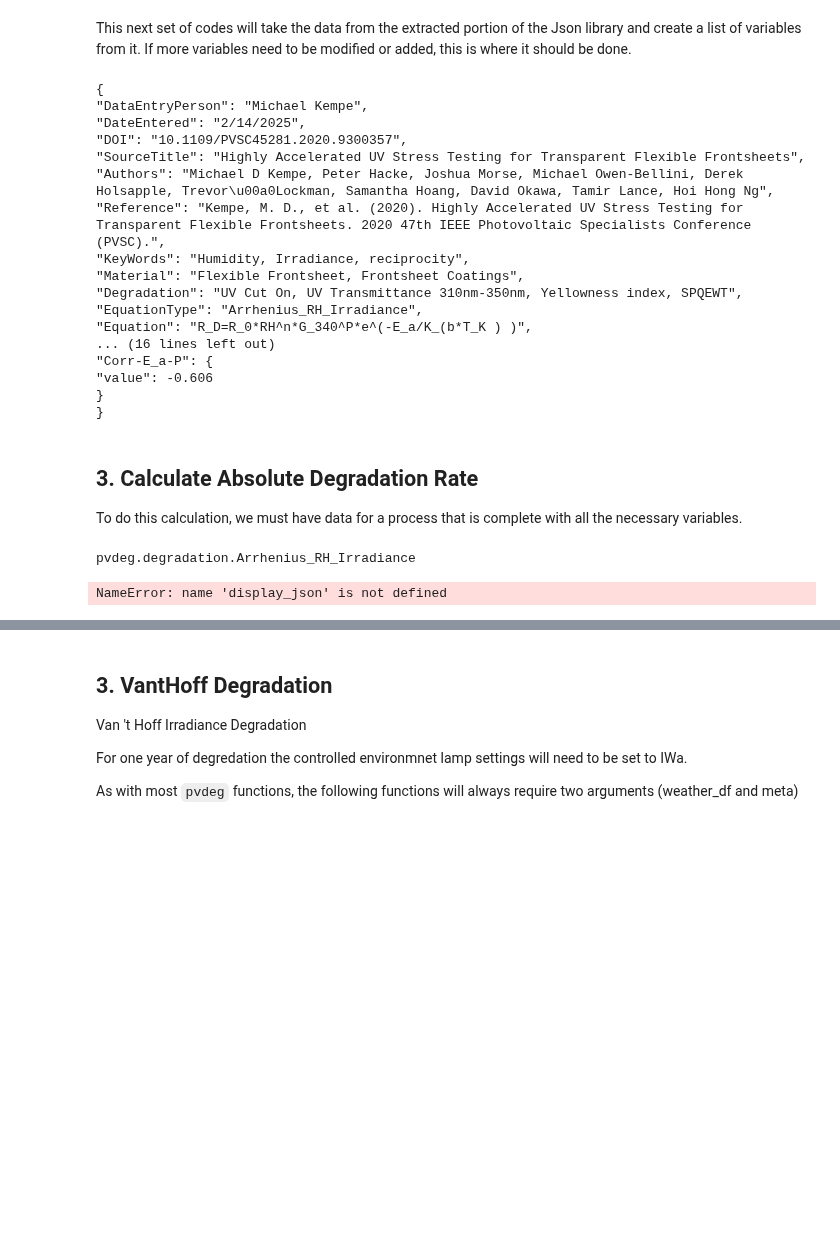
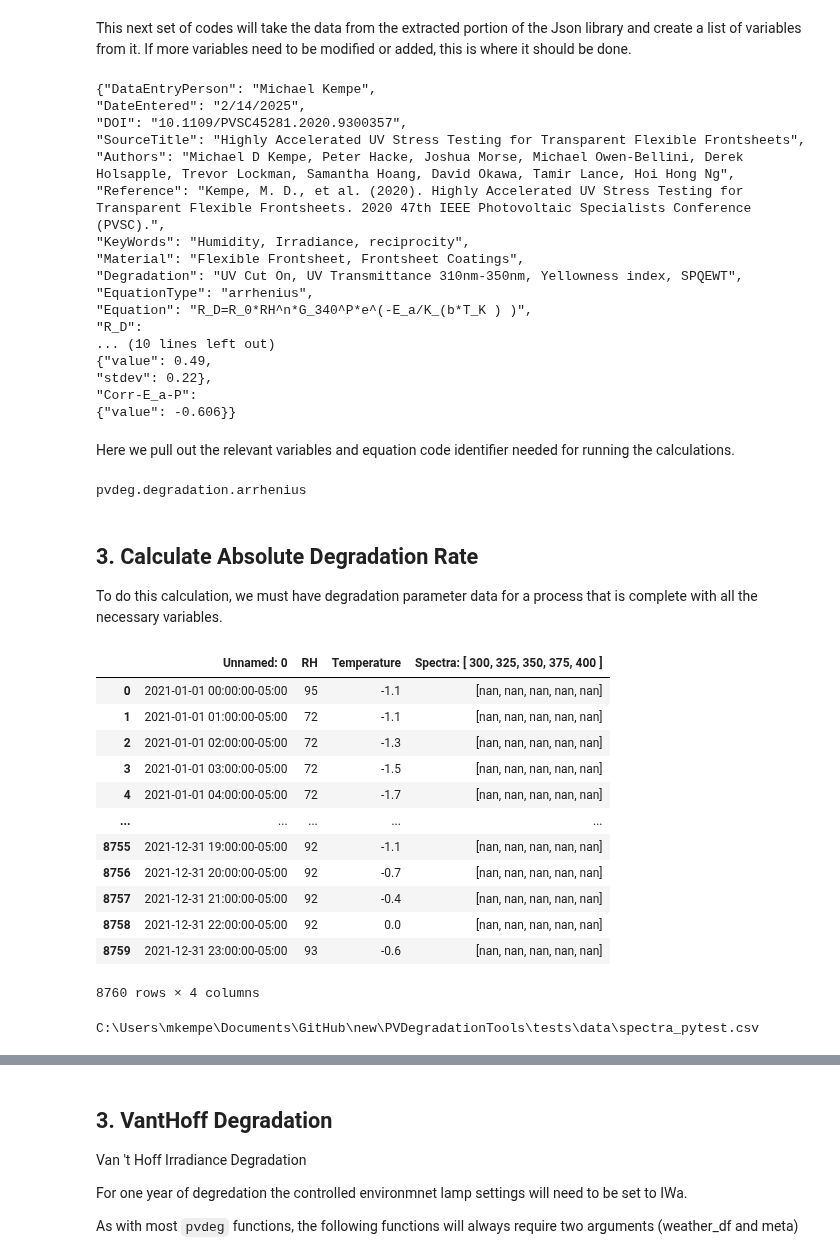
Before and after one commit to NREL/PVDegradationTools, a Jupyter notebook: tutorials_and_tools/tutorials_and_tools/Tools - Degradation.ipynb, the cells around one changed output, grey strips where cells are left out. Cells and saved outputs as stored; diff of their text form; code cells hidden in the pictures; blank space fills up the shorter version.

```diff
--- a/tutorials_and_tools/tutorials_and_tools/Tools - Degradation.ipynb
+++ b/tutorials_and_tools/tutorials_and_tools/Tools - Degradation.ipynb
@@ -135,33 +212,55 @@ print(json.dumps(kwarg_variables, skipkeys = True, indent = 0 ))
 # %% [markdown]
 This next set of codes will take the data from the extracted portion of the Json library and create a list of variables from it. If more variables need to be modified or added, this is where it should be done.
 # %%
-kwarg_variables = pvdeg.utilities.read_material(fp=DATA_DIR, key="D036", pvdeg_file="DegradationDatabase")
-print(json.dumps(kwarg_variables, skipkeys = True, indent = 0 ))
+deg_data = pvdeg.utilities.read_material(fp=DATA_DIR, key="D036", pvdeg_file="DegradationDatabase")
+print(json.dumps(deg_data, skipkeys = True, indent = 0 ).replace("{" + "\n", "{").replace('\"' + "\n", "\"").replace(': {' , ':' + "\n" + "{").replace('\n'+'}', '}'))
 # %% [output]
-{
-"DataEntryPerson": "Michael Kempe",
+{"DataEntryPerson": "Michael Kempe",
 "DateEntered": "2/14/2025",
 "DOI": "10.1109/PVSC45281.2020.9300357",
 "SourceTitle": "Highly Accelerated UV Stress Testing for Transparent Flexible Frontsheets",
-"Authors": "Michael D Kempe, Peter Hacke, Joshua Morse, Michael Owen-Bellini, Derek Holsapple, Trevor\u00a0Lockman, Samantha Hoang, David Okawa, Tamir Lance, Hoi Hong Ng",
+"Authors": "Michael D Kempe, Peter Hacke, Joshua Morse, Michael Owen-Bellini, Derek Holsapple, Trevor Lockman, Samantha Hoang, David Okawa, Tamir Lance, Hoi Hong Ng",
 "Reference": "Kempe, M. D., et al. (2020). Highly Accelerated UV Stress Testing for Transparent Flexible Frontsheets. 2020 47th IEEE Photovoltaic Specialists Conference (PVSC).",
 "KeyWords": "Humidity, Irradiance, reciprocity",
 "Material": "Flexible Frontsheet, Frontsheet Coatings",
 "Degradation": "UV Cut On, UV Transmittance 310nm-350nm, Yellowness index, SPQEWT",
-"EquationType": "Arrhenius_RH_Irradiance",
+"EquationType": "arrhenius",
 "Equation": "R_D=R_0*RH^n*G_340^P*e^(-E_a/K_(b*T_K ) )",
-... (16 lines left out)
-"Corr-E_a-P": {
-"value": -0.606
-}
-}
+"R_D":
+... (10 lines left out)
+{"value": 0.49,
+"stdev": 0.22},
+"Corr-E_a-P":
+{"value": -0.606}}
+# %% [markdown]
+Here we pull out the relevant variables and equation code identifier needed for running the calculations.
+# %%
+func = "pvdeg.degradation." + deg_data["EquationType"]
+print(func)
+# %% [output]
+pvdeg.degradation.arrhenius
 # %% [markdown]
 ## 3. Calculate Absolute Degradation Rate
 
-To do this calculation, we must have data for a process that is complete with all the necessary variables.
+To do this calculation, we must have degradation parameter data for a process that is complete with all the necessary variables.
-# %%
-func = "pvdeg.degradation."+kwarg_variables["EquationType"]
-print(func)
-# %% [output]
-pvdeg.degradation.Arrhenius_RH_Irradiance
-NameError: name 'display_json' is not defined
+# %%
+from pvdeg import TEST_DATA_DIR
+INPUT_SPECTRA = os.path.join(TEST_DATA_DIR, r"spectra_pytest.csv")
+data = pd.read_csv(INPUT_SPECTRA)
+display(data)
+print(INPUT_SPECTRA)
+# %% [output]
+|  | Unnamed: 0 | RH | Temperature | Spectra: [ 300, 325, 350, 375, 400 ] |
+| 0 | 2021-01-01 00:00:00-05:00 | 95 | -1.1 | [nan, nan, nan, nan, nan] |
+| 1 | 2021-01-01 01:00:00-05:00 | 72 | -1.1 | [nan, nan, nan, nan, nan] |
+| 2 | 2021-01-01 02:00:00-05:00 | 72 | -1.3 | [nan, nan, nan, nan, nan] |
+| 3 | 2021-01-01 03:00:00-05:00 | 72 | -1.5 | [nan, nan, nan, nan, nan] |
+| 4 | 2021-01-01 04:00:00-05:00 | 72 | -1.7 | [nan, nan, nan, nan, nan] |
+| ... | ... | ... | ... | ... |
+| 8755 | 2021-12-31 19:00:00-05:00 | 92 | -1.1 | [nan, nan, nan, nan, nan] |
+| 8756 | 2021-12-31 20:00:00-05:00 | 92 | -0.7 | [nan, nan, nan, nan, nan] |
+| 8757 | 2021-12-31 21:00:00-05:00 | 92 | -0.4 | [nan, nan, nan, nan, nan] |
+| 8758 | 2021-12-31 22:00:00-05:00 | 92 | 0.0 | [nan, nan, nan, nan, nan] |
+| 8759 | 2021-12-31 23:00:00-05:00 | 93 | -0.6 | [nan, nan, nan, nan, nan] |
+8760 rows × 4 columns
+C:\Users\mkempe\Documents\GitHub\new\PVDegradationTools\tests\data\spectra_pytest.csv
```
Also changed, not shown: parts of 15 cells of this notebook.
